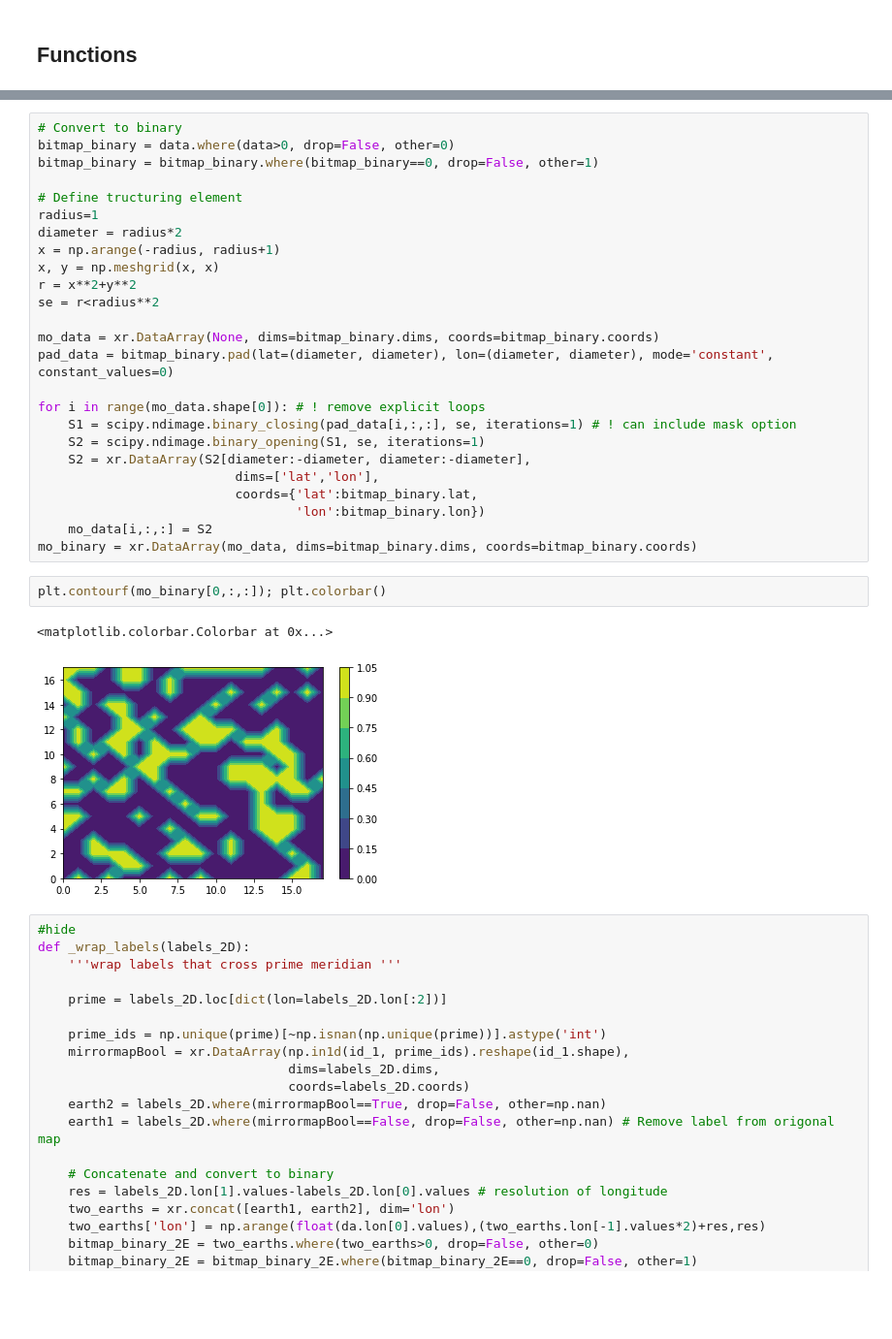
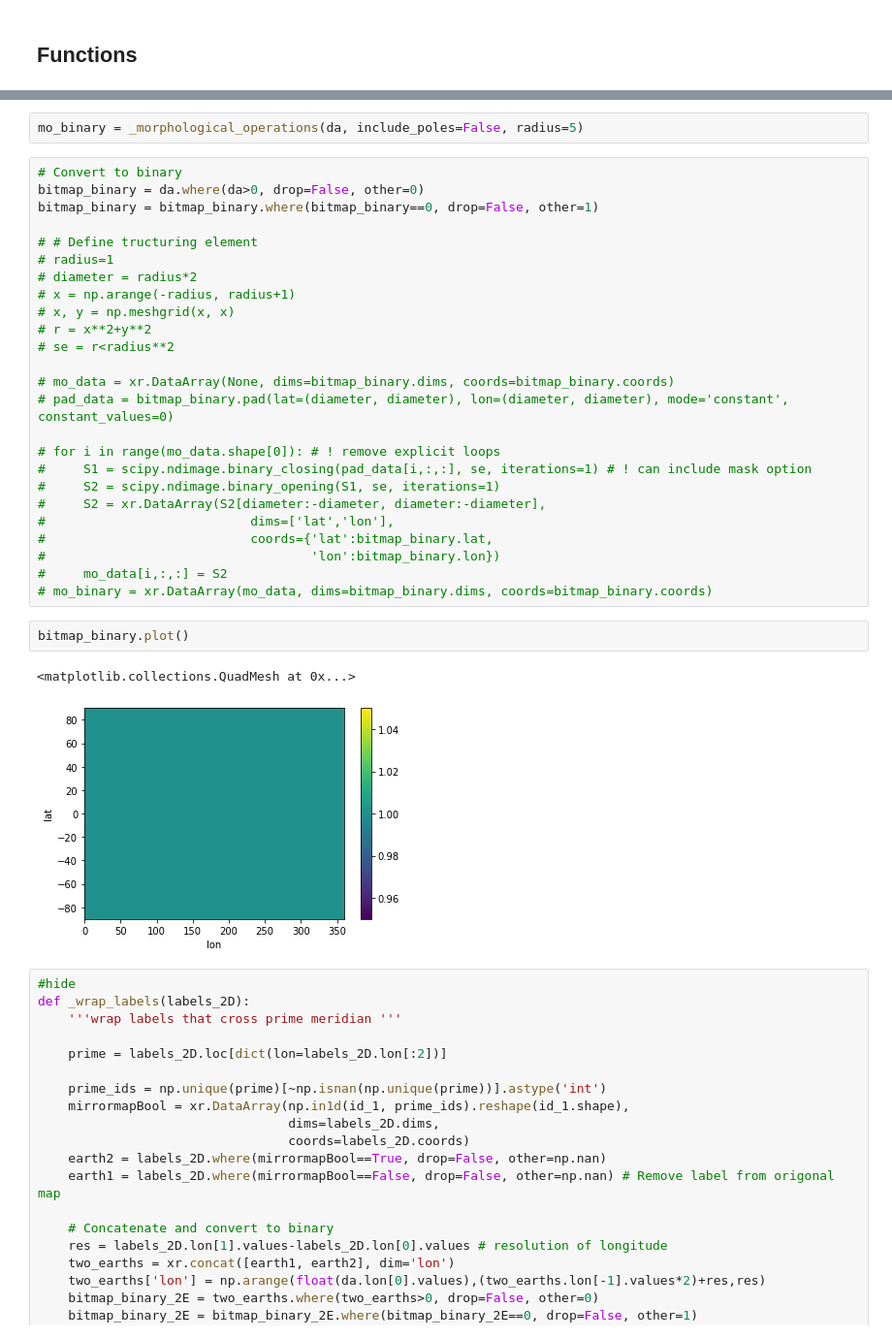
Before and after one commit to rabernat/ocetrac, a Jupyter notebook: 00_core.ipynb, the cells around one changed output, grey strips where cells are left out. Shown at 97% size. Saved outputs shown, nothing was run; the diff lists cells and outputs as text; blank space fills up the shorter version.

```diff
--- a/00_core.ipynb
+++ b/00_core.ipynb
@@ -133,33 +113,35 @@ plt.pcolormesh(bitmap_binary[0,:,:]); plt.colorbar()
+# %%
+mo_binary = _morphological_operations(da, include_poles=False, radius=5)
 # %%
 # Convert to binary
-bitmap_binary = data.where(data>0, drop=False, other=0)
+bitmap_binary = da.where(da>0, drop=False, other=0)
 bitmap_binary = bitmap_binary.where(bitmap_binary==0, drop=False, other=1)
 
-# Define tructuring element
-radius=1
-diameter = radius*2
-x = np.arange(-radius, radius+1)
-x, y = np.meshgrid(x, x)
-r = x**2+y**2
-se = r<radius**2
+# # Define tructuring element
+# radius=1
+# diameter = radius*2
+# x = np.arange(-radius, radius+1)
+# x, y = np.meshgrid(x, x)
+# r = x**2+y**2
+# se = r<radius**2
 
-mo_data = xr.DataArray(None, dims=bitmap_binary.dims, coords=bitmap_binary.coords)
-pad_data = bitmap_binary.pad(lat=(diameter, diameter), lon=(diameter, diameter), mode='constant', constant_values=0)
+# mo_data = xr.DataArray(None, dims=bitmap_binary.dims, coords=bitmap_binary.coords)
+# pad_data = bitmap_binary.pad(lat=(diameter, diameter), lon=(diameter, diameter), mode='constant', constant_values=0)
 
-for i in range(mo_data.shape[0]): # ! remove explicit loops
-    S1 = scipy.ndimage.binary_closing(pad_data[i,:,:], se, iterations=1) # ! can include mask option
-    S2 = scipy.ndimage.binary_opening(S1, se, iterations=1)
-    S2 = xr.DataArray(S2[diameter:-diameter, diameter:-diameter],
-                          dims=['lat','lon'],
-                          coords={'lat':bitmap_binary.lat,
-                                  'lon':bitmap_binary.lon})
-    mo_data[i,:,:] = S2
-mo_binary = xr.DataArray(mo_data, dims=bitmap_binary.dims, coords=bitmap_binary.coords)
+# for i in range(mo_data.shape[0]): # ! remove explicit loops
+#     S1 = scipy.ndimage.binary_closing(pad_data[i,:,:], se, iterations=1) # ! can include mask option
+#     S2 = scipy.ndimage.binary_opening(S1, se, iterations=1)
+#     S2 = xr.DataArray(S2[diameter:-diameter, diameter:-diameter],
+#                           dims=['lat','lon'],
+#                           coords={'lat':bitmap_binary.lat,
+#                                   'lon':bitmap_binary.lon})
+#     mo_data[i,:,:] = S2
+# mo_binary = xr.DataArray(mo_data, dims=bitmap_binary.dims, coords=bitmap_binary.coords)
-# %%
-plt.contourf(mo_binary[0,:,:]); plt.colorbar()
-# %% [output]
-<matplotlib.colorbar.Colorbar at 0x...>
-[figure, removed]
+# %%
+bitmap_binary.plot()
+# %% [output]
+<matplotlib.collections.QuadMesh at 0x...>
+[figure, added]
 # %%
 #hide
 def _wrap_labels(labels_2D):
```
Also changed, not shown: parts of 15 cells of this notebook, 1 other file.
